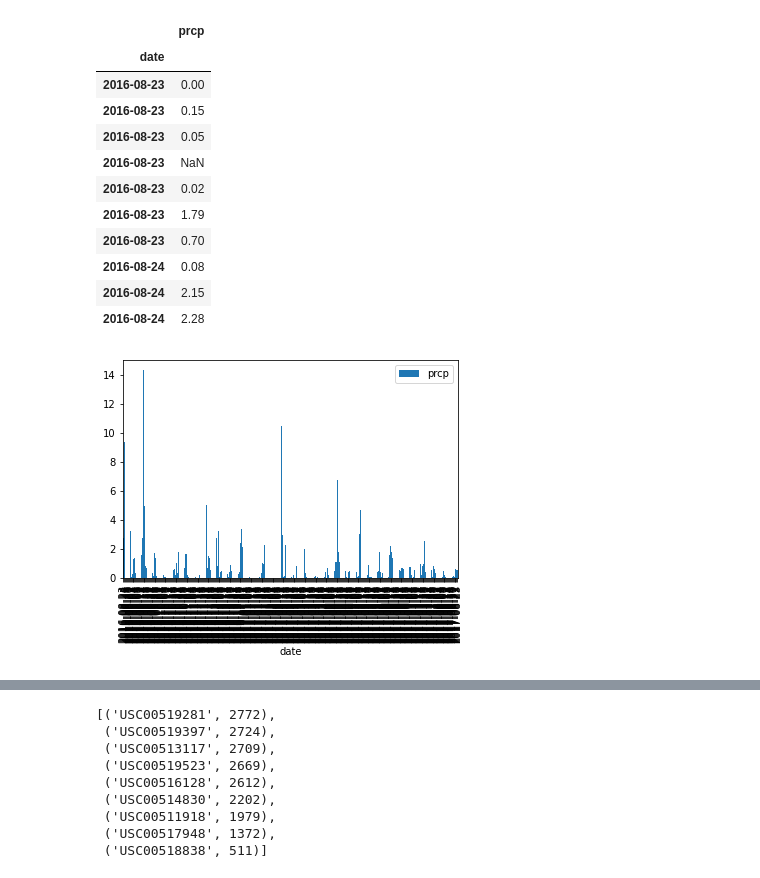
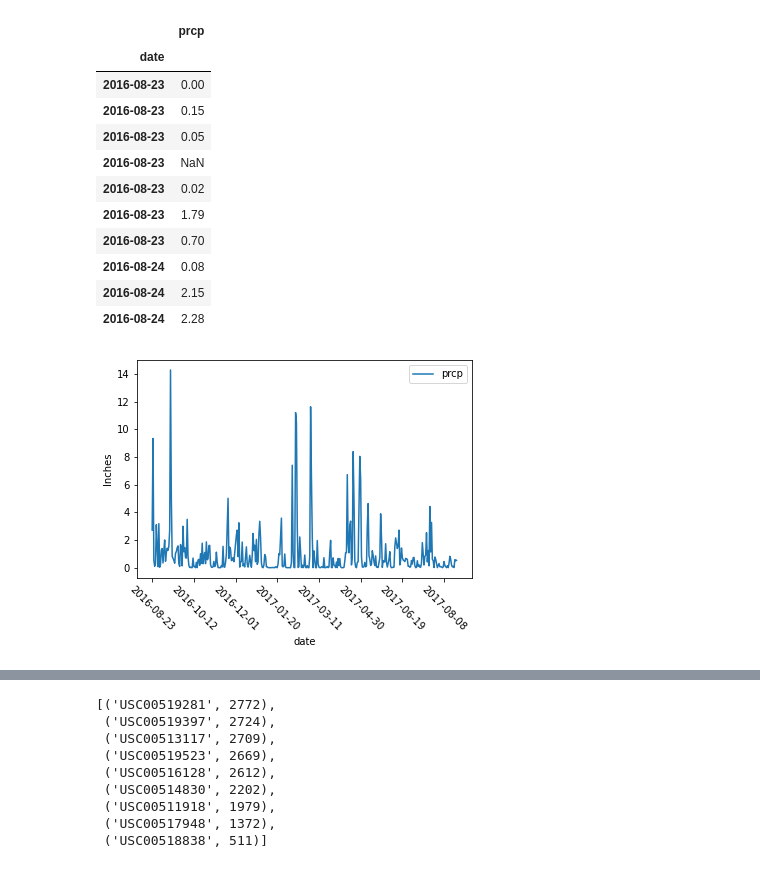
Before and after one commit to lanakimova/sqlalchemy-challenge, a Jupyter notebook: Climate Analysis and Exploration.ipynb, the cells around one changed output, grey strips where cells are left out. Drawn from its saved outputs; the diff is of its cells as text; code cells hidden in the pictures.

```diff
--- a/Climate Analysis and Exploration.ipynb
+++ b/Climate Analysis and Exploration.ipynb
@@ -128,7 +95,12 @@ prcp_by_date_df = prcp_by_date_df.groupby(by='date').sum()
-# %%
-prcp_by_date_df.plot.bar()
-plt.show()
-# %% [output]
-[figure, removed]
+# %%
+#group by by date
+prcp_by_date_sum_df = prcp_by_date_df.groupby(by='date').sum()
+prcp_by_date_sum_df.head(30)
+# generate a plot
+prcp_by_date_sum_df.plot(rot=-45)
+plt.ylabel('Inches')
+plt.show()
+# %% [output]
+[figure, added]
 # %%
 # Summary statistics
```
Also changed, not shown: parts of 41 cells of this notebook, 1 other file.
